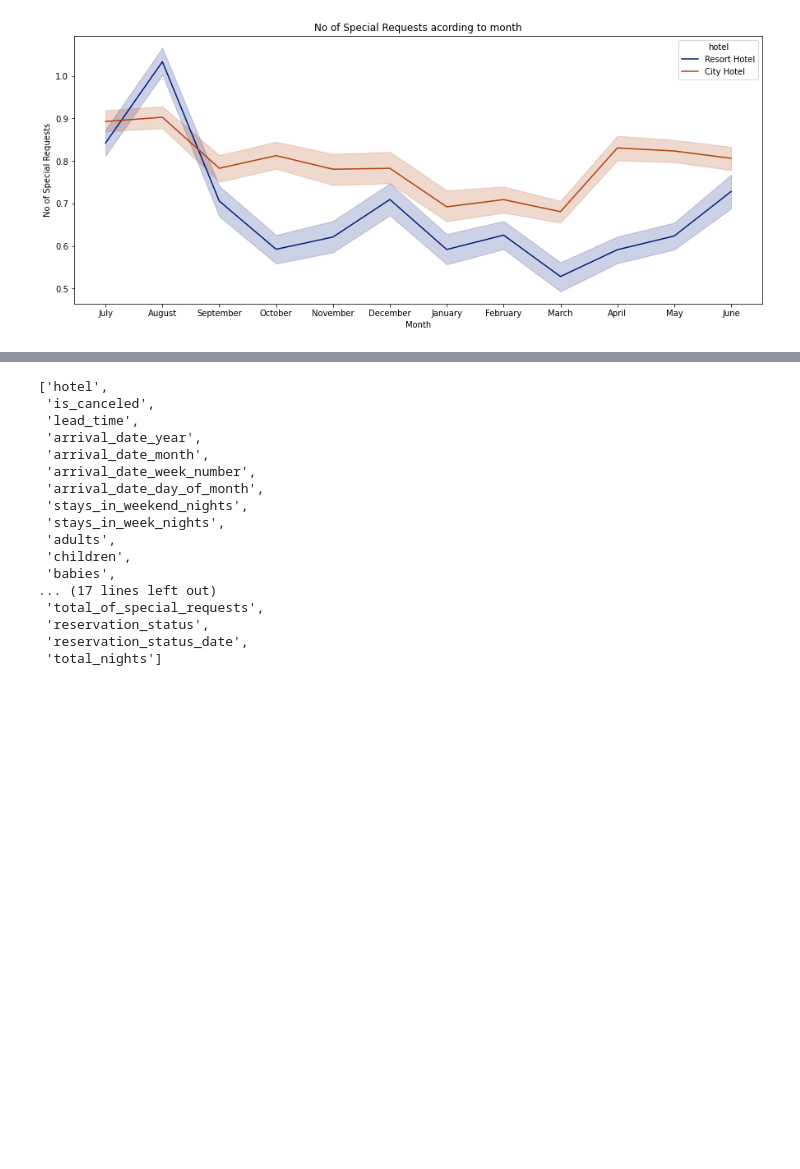
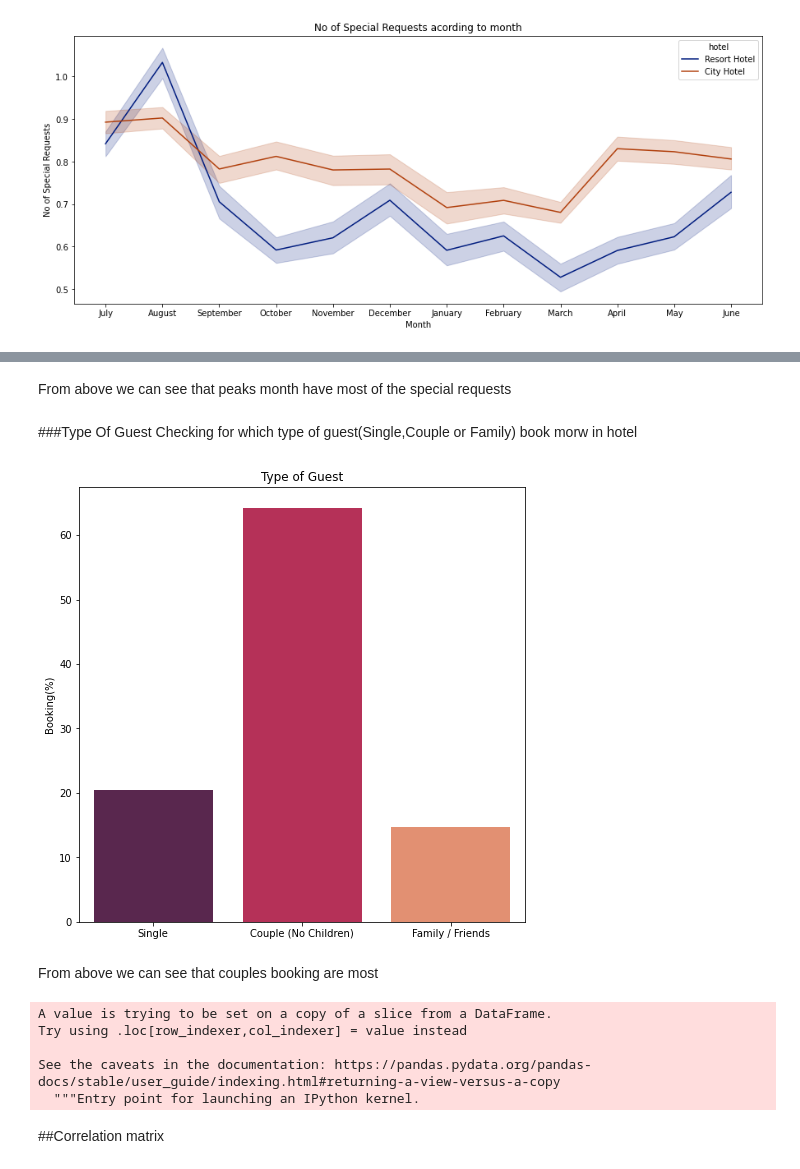
Before and after one commit to rafiddeshmukh/EDA-Hotel_Booking, a Jupyter notebook: Hotel_Booking_Analysis_Capstone_Project.ipynb, the cells around one changed output, grey strips where cells are left out. Saved outputs shown, nothing was run; the diff lists cells and outputs as text; code cells hidden in the pictures; blank space fills up the shorter version.

```diff
--- a/Hotel_Booking_Analysis_Capstone_Project.ipynb
+++ b/Hotel_Booking_Analysis_Capstone_Project.ipynb
@@ -614,20 +615,43 @@ From above we can see that august have number of special request so we can concl
-# %%
-list(df_new.columns)
-# %% [output]
-['hotel',
- 'is_canceled',
- 'lead_time',
- 'arrival_date_year',
- 'arrival_date_month',
- 'arrival_date_week_number',
- 'arrival_date_day_of_month',
- 'stays_in_weekend_nights',
- 'stays_in_week_nights',
- 'adults',
- 'children',
- 'babies',
-... (17 lines left out)
- 'total_of_special_requests',
- 'reservation_status',
- 'reservation_status_date',
- 'total_nights']
+# %% [markdown]
+From above we can see that peaks month have most of the special requests
+# %% [markdown]
+###Type Of Guest
+Checking for which type of guest(Single,Couple or Family) book morw in hotel
+# %%
+## Select single, couple, multiple adults and family
+single   = df_new[(df_new.adults==1) & (df_new.children==0) & (df_new.babies==0)]
+couple   = df_new[(df_new.adults==2) & (df_new.children==0) & (df_new.babies==0)]
+family   = df_new[df_new.adults + df_new.children + df_new.babies > 2]
+# %%
+## Make the list of Category names, and their total percentage
+Labels = ['Single', 'Couple (No Children)', 'Family / Friends']
+count = [single.shape[0],couple.shape[0], family.shape[0]]
+count_percent = [x/df_new.shape[0]*100 for x in count]
+# %%
+#setting figure size
+plt.figure(figsize=(8,8))
+
+#Ploting barplot for country wise booking
+sns.barplot(y=count_percent,x=Labels, palette='rocket')
+
+#setting labels for x and y and set title for countplot
+plt.ylabel('Booking(%)')
+plt.title("Type of Guest")
+
+#display the plot
+plt.show()
+# %% [output]
+[figure, added]
+# %% [markdown]
+From above we can see that couples booking are most
+# %%
+#Creating new column for totalguest
+df_new['total_guest']= df_new['adults']+df_new['children']+df_new['babies']
+# %% [output]
+A value is trying to be set on a copy of a slice from a DataFrame.
+Try using .loc[row_indexer,col_indexer] = value instead
+
+See the caveats in the documentation: https://pandas.pydata.org/pandas-docs/stable/user_guide/indexing.html#returning-a-view-versus-a-copy
+  """Entry point for launching an IPython kernel.
+# %% [markdown]
+##Correlation matrix
```
Also changed, not shown: parts of 21 cells of this notebook.
